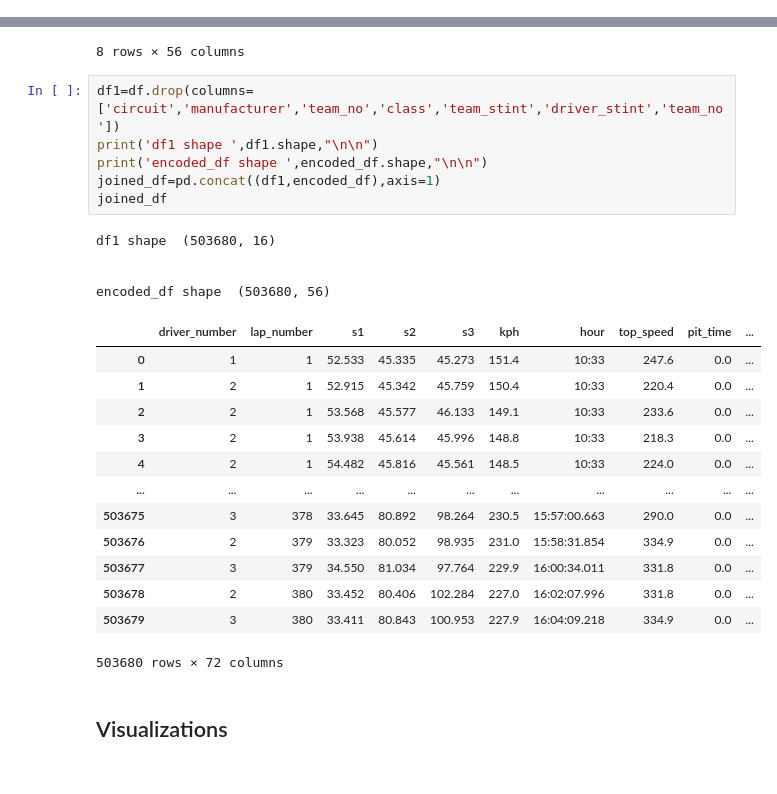
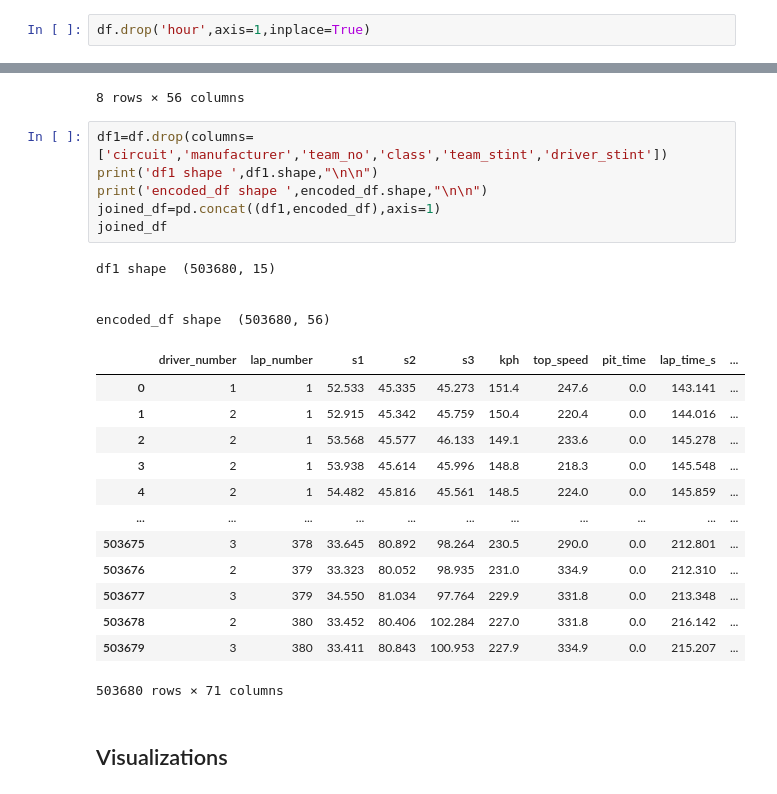
Before and after one commit to JoeVA2020/ML_Projects, a Jupyter notebook: RaceData/laptime.ipynb, the cells around one changed output, grey strips where cells are left out. Saved outputs shown, nothing was run; the diff lists cells and outputs as text.

```diff
--- a/RaceData/laptime.ipynb
+++ b/RaceData/laptime.ipynb
@@ -322,6 +323,8 @@ df['hour_s']
 503678    57727.996
 503679    57849.218
 Name: hour_s, Length: 503680, dtype: float64
+# %%
+df.drop('hour',axis=1,inplace=True)
 # %%
 df['pit_time'].unique()
 # %% [output]
@@ -440,29 +444,29 @@ encoded_df.describe()
 | max | 1.000000 | 1.000000 | 1.000000 | 1.000000 | ... |
 8 rows × 56 columns
 # %%
-df1=df.drop(columns=['circuit','manufacturer','team_no','class','team_stint','driver_stint','team_no'])
+df1=df.drop(columns=['circuit','manufacturer','team_no','class','team_stint','driver_stint'])
 print('df1 shape ',df1.shape,"\n\n")
 print('encoded_df shape ',encoded_df.shape,"\n\n")
 joined_df=pd.concat((df1,encoded_df),axis=1)
 joined_df
 # %% [output]
-df1 shape  (503680, 16)
+df1 shape  (503680, 15)
 
 
 encoded_df shape  (503680, 56)
-|  | driver_number | lap_number | s1 | s2 | s3 | kph | hour | top_speed | pit_time | ... |
-| 0 | 1 | 1 | 52.533 | 45.335 | 45.273 | 151.4 | 10:33 | 247.6 | 0.0 | ... |
-| 1 | 2 | 1 | 52.915 | 45.342 | 45.759 | 150.4 | 10:33 | 220.4 | 0.0 | ... |
-| 2 | 2 | 1 | 53.568 | 45.577 | 46.133 | 149.1 | 10:33 | 233.6 | 0.0 | ... |
-| 3 | 2 | 1 | 53.938 | 45.614 | 45.996 | 148.8 | 10:33 | 218.3 | 0.0 | ... |
-| 4 | 2 | 1 | 54.482 | 45.816 | 45.561 | 148.5 | 10:33 | 224.0 | 0.0 | ... |
+|  | driver_number | lap_number | s1 | s2 | s3 | kph | top_speed | pit_time | lap_time_s | ... |
+| 0 | 1 | 1 | 52.533 | 45.335 | 45.273 | 151.4 | 247.6 | 0.0 | 143.141 | ... |
+| 1 | 2 | 1 | 52.915 | 45.342 | 45.759 | 150.4 | 220.4 | 0.0 | 144.016 | ... |
+| 2 | 2 | 1 | 53.568 | 45.577 | 46.133 | 149.1 | 233.6 | 0.0 | 145.278 | ... |
+| 3 | 2 | 1 | 53.938 | 45.614 | 45.996 | 148.8 | 218.3 | 0.0 | 145.548 | ... |
+| 4 | 2 | 1 | 54.482 | 45.816 | 45.561 | 148.5 | 224.0 | 0.0 | 145.859 | ... |
 | ... | ... | ... | ... | ... | ... | ... | ... | ... | ... | ... |
-| 503675 | 3 | 378 | 33.645 | 80.892 | 98.264 | 230.5 | 15:57:00.663 | 290.0 | 0.0 | ... |
-| 503676 | 2 | 379 | 33.323 | 80.052 | 98.935 | 231.0 | 15:58:31.854 | 334.9 | 0.0 | ... |
-| 503677 | 3 | 379 | 34.550 | 81.034 | 97.764 | 229.9 | 16:00:34.011 | 331.8 | 0.0 | ... |
-| 503678 | 2 | 380 | 33.452 | 80.406 | 102.284 | 227.0 | 16:02:07.996 | 331.8 | 0.0 | ... |
-| 503679 | 3 | 380 | 33.411 | 80.843 | 100.953 | 227.9 | 16:04:09.218 | 334.9 | 0.0 | ... |
+| 503675 | 3 | 378 | 33.645 | 80.892 | 98.264 | 230.5 | 290.0 | 0.0 | 212.801 | ... |
+| 503676 | 2 | 379 | 33.323 | 80.052 | 98.935 | 231.0 | 334.9 | 0.0 | 212.310 | ... |
+| 503677 | 3 | 379 | 34.550 | 81.034 | 97.764 | 229.9 | 331.8 | 0.0 | 213.348 | ... |
+| 503678 | 2 | 380 | 33.452 | 80.406 | 102.284 | 227.0 | 331.8 | 0.0 | 216.142 | ... |
+| 503679 | 3 | 380 | 33.411 | 80.843 | 100.953 | 227.9 | 334.9 | 0.0 | 215.207 | ... |
-503680 rows × 72 columns
+503680 rows × 71 columns
 # %% [markdown]
 ## Visualizations
 # %%
```
Also changed, not shown: parts of 15 cells of this notebook.
